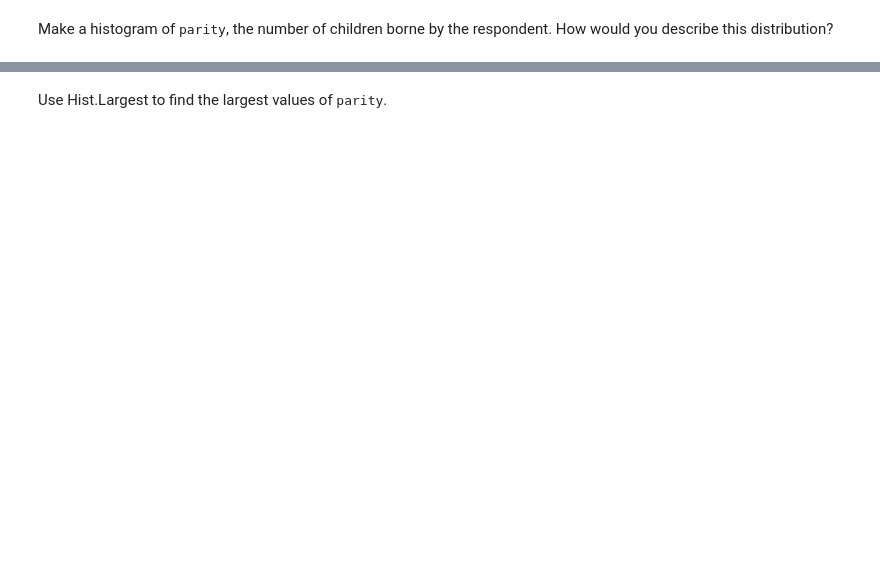
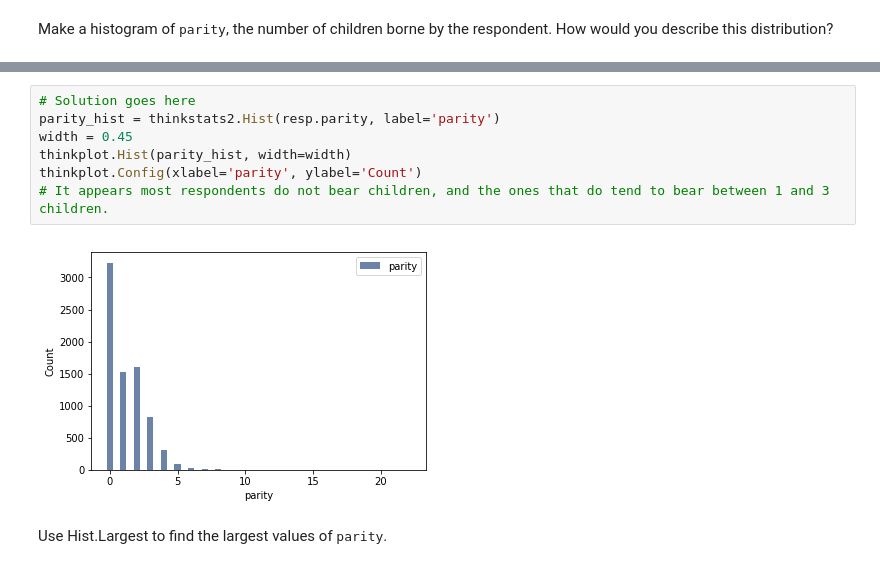
Before and after one commit to gsidsid/ThinkStats2, a Jupyter notebook: code/chap02ex.ipynb, the cells around one changed output, grey strips where cells are left out. Cells and saved outputs as stored; diff of their text form; blank space fills up the shorter version.

```diff
--- a/code/chap02ex.ipynb
+++ b/code/chap02ex.ipynb
@@ -271,3 +302,12 @@ Make a histogram of <tt>parity</tt>, the number of children borne by the respond
+# %%
+# Solution goes here
+parity_hist = thinkstats2.Hist(resp.parity, label='parity')
+width = 0.45
+thinkplot.Hist(parity_hist, width=width)
+thinkplot.Config(xlabel='parity', ylabel='Count')
+# It appears most respondents do not bear children, and the ones that do tend to bear between 1 and 3 children.
+# %% [output]
+[figure, added]
 # %% [markdown]
 Use Hist.Largest to find the largest values of <tt>parity</tt>.
 # %%
```
Also changed, not shown: parts of 23 cells of this notebook.
